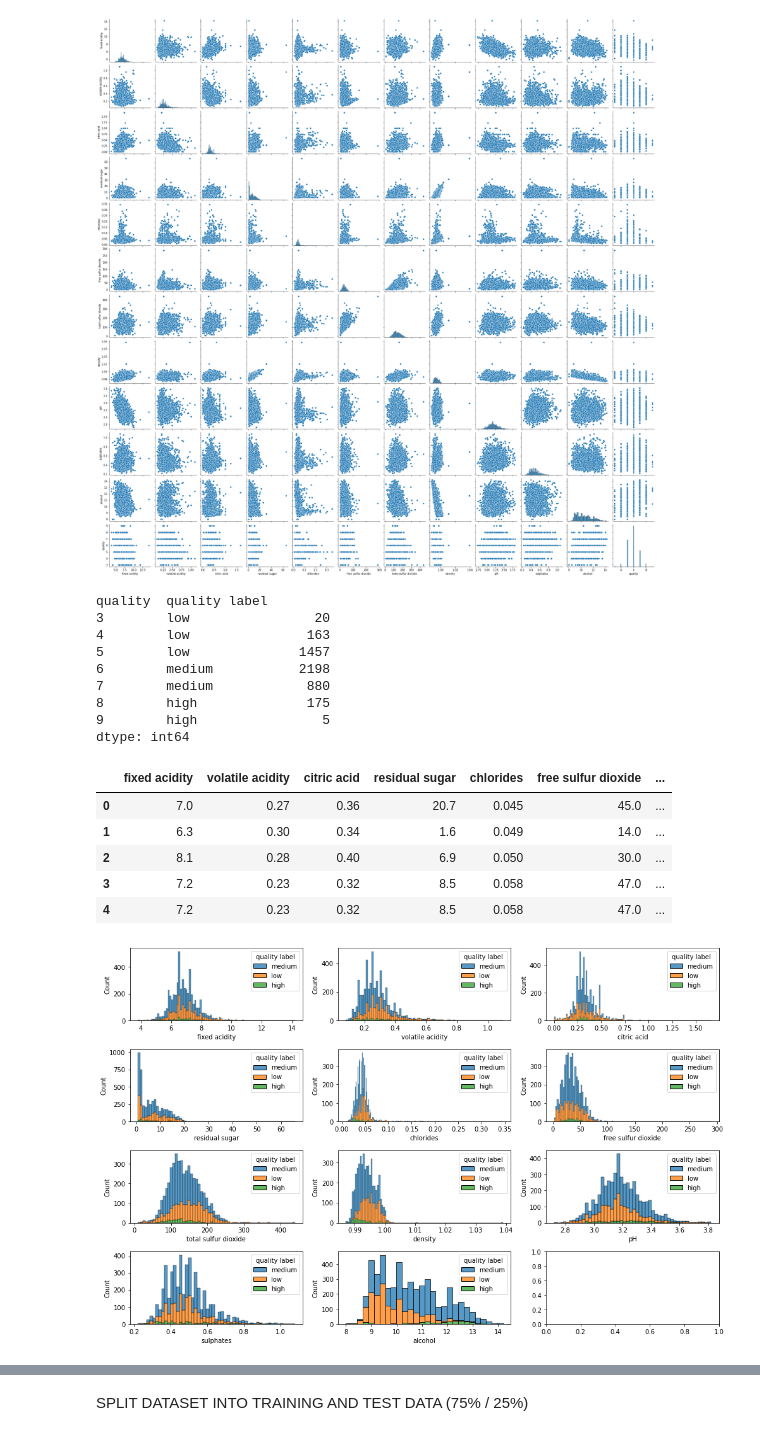
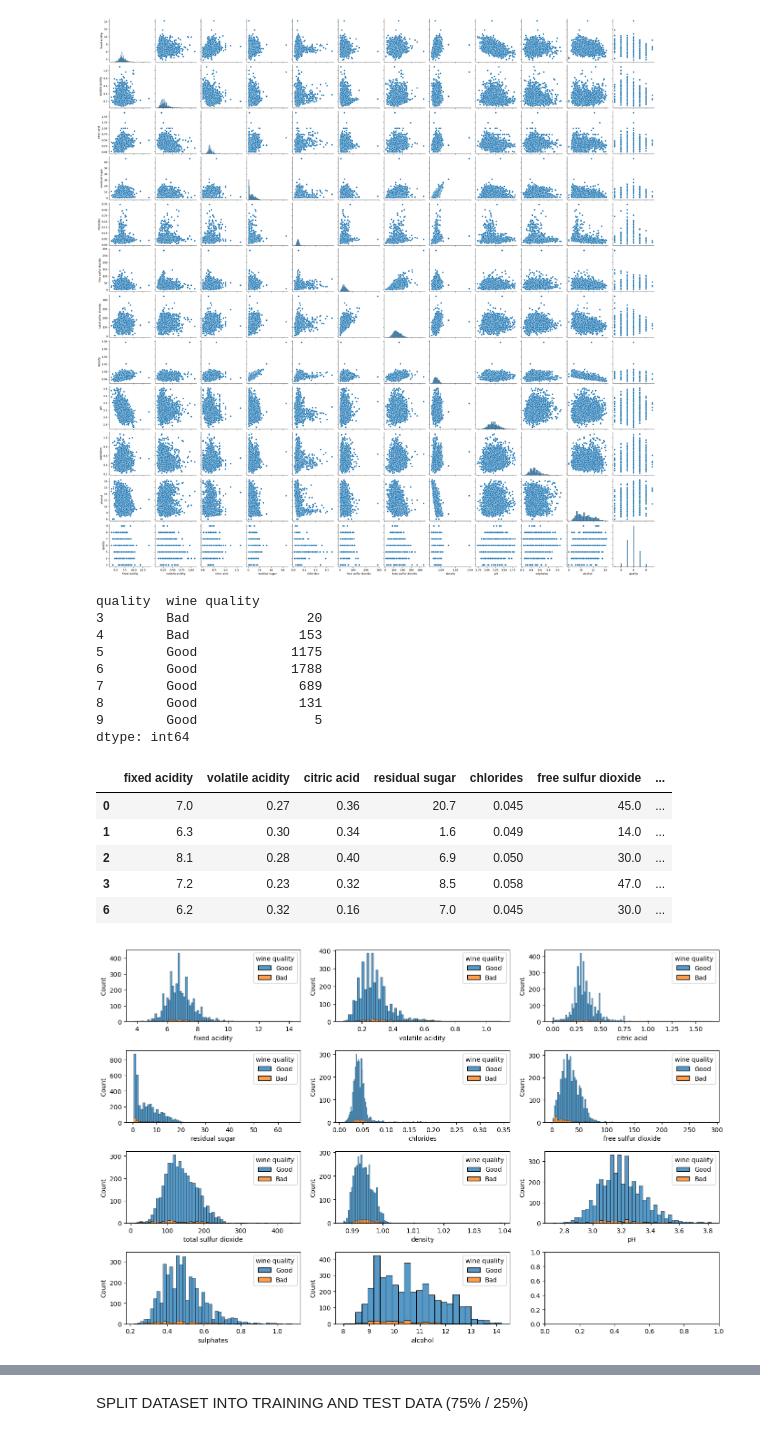
Before and after one commit to The-DigitalAcademy/Machine_learning, a Jupyter notebook: whitewine.ipynb, the cells around one changed output, grey strips where cells are left out. Drawn from its saved outputs; the diff is of its cells as text; code cells hidden in the pictures.

```diff
--- a/whitewine.ipynb
+++ b/whitewine.ipynb
@@ -122,38 +158,38 @@ sns.pairplot(my_wine)
 <seaborn.axisgrid.PairGrid at 0x...>
 [figure]
 # %%
-my_wine['quality label'] = my_wine['quality'].apply(lambda x: 'low' if x<=5 else 'medium' if x<=7 else 'high')
-print(my_wine[['quality','quality label']].value_counts().sort_index())
+my_wine['wine quality'] = my_wine['quality'].apply(lambda x: 'Bad' if x<5 else 'Good' )
+print(my_wine[['quality','wine quality']].value_counts().sort_index())
 my_wine.head()
 # %% [output]
-quality  quality label
-3        low                20
-4        low               163
-5        low              1457
-6        medium           2198
-7        medium            880
-8        high              175
-9        high                5
+quality  wine quality
+3        Bad               20
+4        Bad              153
+5        Good            1175
+6        Good            1788
+7        Good             689
+8        Good             131
+9        Good               5
 dtype: int64
 |  | fixed acidity | volatile acidity | citric acid | residual sugar | chlorides | free sulfur dioxide | ... |
 | 0 | 7.0 | 0.27 | 0.36 | 20.7 | 0.045 | 45.0 | ... |
 | 1 | 6.3 | 0.30 | 0.34 | 1.6 | 0.049 | 14.0 | ... |
 | 2 | 8.1 | 0.28 | 0.40 | 6.9 | 0.050 | 30.0 | ... |
 | 3 | 7.2 | 0.23 | 0.32 | 8.5 | 0.058 | 47.0 | ... |
-| 4 | 7.2 | 0.23 | 0.32 | 8.5 | 0.058 | 47.0 | ... |
+| 6 | 6.2 | 0.32 | 0.16 | 7.0 | 0.045 | 30.0 | ... |
 # %%
 req_cols = my_wine.columns[:-2].values
 f,ax1 = plt.subplots(4,3,figsize=(14,9))
 counter=0
 for r in range(4):
     for c in range(3):
         if counter >10:
             continue
-        sns.histplot(data=my_wine,x=req_cols[counter],hue='quality label',stat='count',multiple='stack',ax=ax1[r][c])
+        sns.histplot(data=my_wine,x=req_cols[counter],hue='wine quality',stat='count',multiple='stack',ax=ax1[r][c])
         counter+=1
 f.tight_layout()
 # %% [output]
-[figure, old version]
+[figure, new version]
 # %%
 from sklearn.preprocessing import StandardScaler,LabelEncoder
 
```
Also changed, not shown: parts of 13 cells of this notebook.
